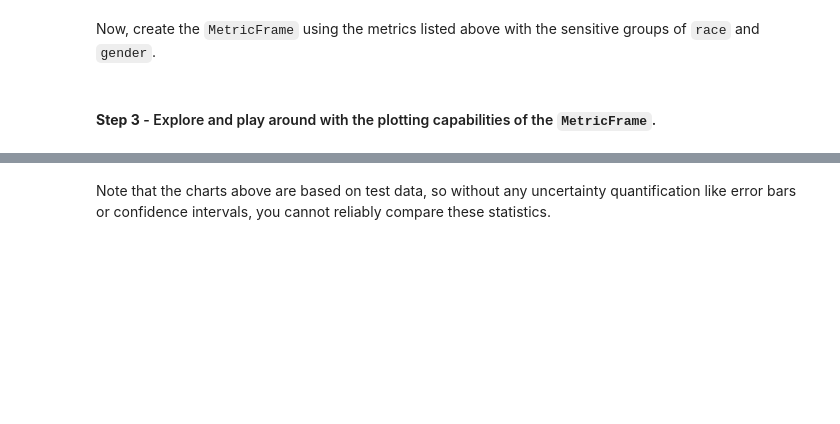
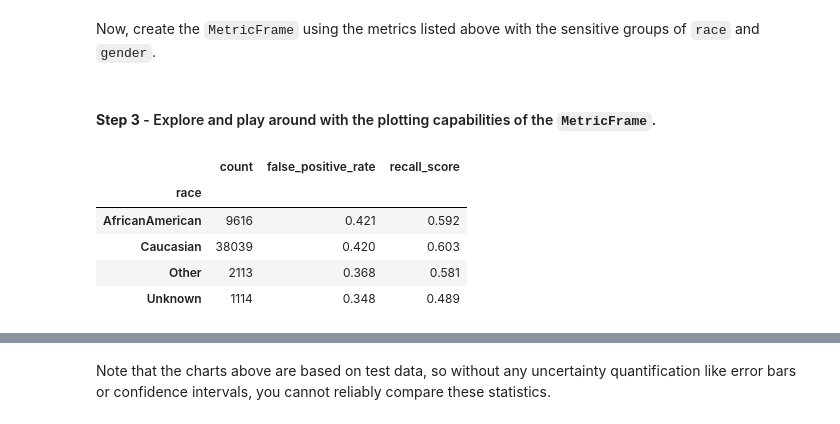
Before and after one commit to tariqking/aist, a Jupyter notebook: solutions/05-Solution-FairnessAssessmentMitigation.ipynb, the cells around one changed output, grey strips where cells are left out. Cells and saved outputs as stored; diff of their text form; code cells hidden in the pictures; blank space fills up the shorter version.

```diff
--- a/solutions/05-Solution-FairnessAssessmentMitigation.ipynb
+++ b/solutions/05-Solution-FairnessAssessmentMitigation.ipynb
@@ -666,5 +720,14 @@ metricframe_exercise = MetricFrame(
 )
 # %% [markdown]
 #### **Step 3** - Explore and play around with the plotting capabilities of the `MetricFrame`.
+# %%
+metricframe_exercise.by_group
+# %% [output]
+|  | count | false_positive_rate | recall_score |
+| race |  |  |  |
+| AfricanAmerican | 9616 | 0.421 | 0.592 |
+| Caucasian | 38039 | 0.420 | 0.603 |
+| Other | 2113 | 0.368 | 0.581 |
+| Unknown | 1114 | 0.348 | 0.489 |
 # %%
 # Plot some of the performance disparities here
```
Also changed, not shown: parts of 15 cells of this notebook.
